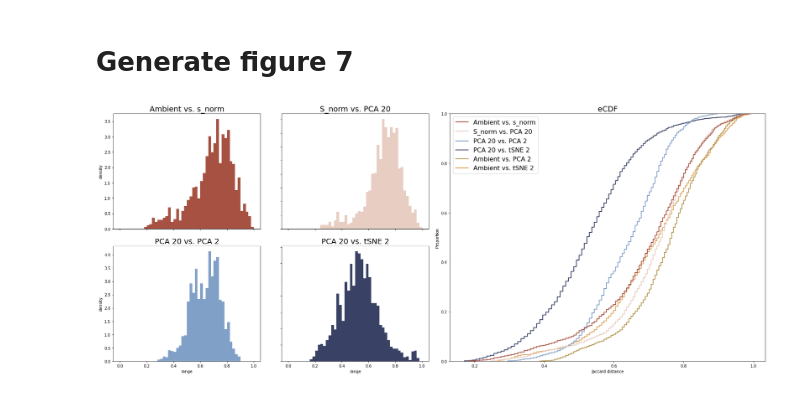
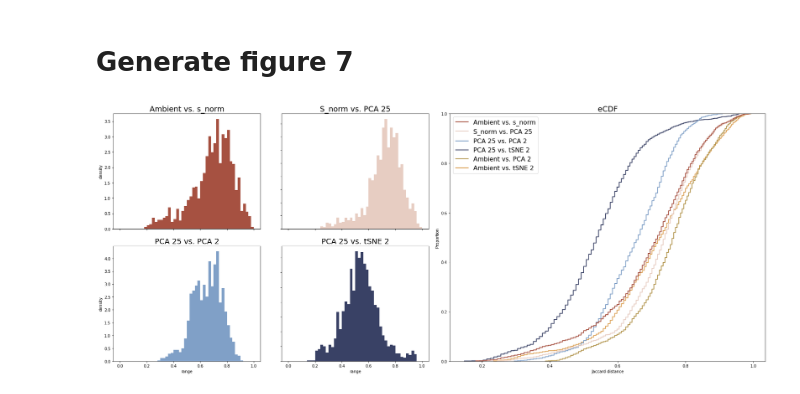
Before and after one commit to pachterlab/GFCP_2022, a Jupyter notebook: notebooks/embed_neighbors_jaccard_lme.ipynb, the cells around one changed output. Cells and saved outputs as stored; diff of their text form; code cells hidden in the pictures.

Commit message:
150 neighbors, 25 PCs

```diff
--- a/notebooks/embed_neighbors_jaccard_lme.ipynb
+++ b/notebooks/embed_neighbors_jaccard_lme.ipynb
@@ -42,48 +42,52 @@ ax2 = plt.subplot2grid((2, 4), (1, 0))
 ax3 = plt.subplot2grid((2, 4), (1, 1))
 ax4 = plt.subplot2grid((2, 4), (0, 2), rowspan=2, colspan=2)
 
+n_pcs_for_tsne = 25
+
 n_neigh=150
 plt.rcParams.update({'font.size': 16})
 
 fracs=[]
-labels=["Ambient vs. s_norm","S_norm vs. PCA 20","PCA 20 vs. PCA 2","PCA 20 vs. tSNE 2","Ambient vs. PCA 2",'Ambient vs. tSNE 2']
+labels=["Ambient vs. s_norm","S_norm vs. PCA "+str(n_pcs_for_tsne),
+        "PCA "+str(n_pcs_for_tsne)+" vs. PCA 2","PCA "+str(n_pcs_for_tsne)+" vs. tSNE 2",
+        "Ambient vs. PCA 2",'Ambient vs. tSNE 2']
 makeEmbeds(vlm, embeds="PCA", x_name="S")
 
 ax0.set_title(labels[0])
 ax0.axes.xaxis.set_ticklabels([])
 ax0.set_ylabel("density")
 fracs.append(plotJaccard(vlm.S.T, vlm.S_norm.T, ax0, n_neigh=n_neigh, c=vermeer[0]))
 
 ax1.set_title(labels[1])
 ax1.axes.xaxis.set_ticklabels([])
 ax1.axes.yaxis.set_ticklabels([])
-fracs.append(plotJaccard(vlm.PCA[:,:20], vlm.S_norm.T, ax1, n_neigh=n_neigh, c=vermeer[1]))
+fracs.append(plotJaccard(vlm.PCA[:,:n_pcs_for_tsne], vlm.S_norm.T, ax1, n_neigh=n_neigh, c=vermeer[1]))
 
 ax2.set_title(labels[2])
 ax2.set_xlabel("range")
 ax2.set_ylabel("density")
 
-fracs.append(plotJaccard(vlm.PCA[:,:20],vlm.PCA[:,:2], ax2, n_neigh=n_neigh, c=vermeer[2]))
+fracs.append(plotJaccard(vlm.PCA[:,:n_pcs_for_tsne],vlm.PCA[:,:2], ax2, n_neigh=n_neigh, c=vermeer[2]))
 
 ax3.set_title(labels[3])
 ax3.set_xlabel("range")
 ax3.axes.yaxis.set_ticklabels([])
 makeEmbeds(vlm, embeds="tSNE", x_name="S_norm")
-fracs.append(plotJaccard(vlm.PCA[:,:20], vlm.ts, ax3, n_neigh=n_neigh, c=vermeer[3]))
+fracs.append(plotJaccard(vlm.PCA[:,:n_pcs_for_tsne], vlm.ts, ax3, n_neigh=n_neigh, c=vermeer[3]))
 
 fracs.append(getJaccard(vlm.S.T, vlm.PCA[:,:2], n_neigh=n_neigh))
 fracs.append(getJaccard(vlm.S.T, vlm.ts, n_neigh=n_neigh))
 
 fracs_pd=pd.DataFrame(data=np.transpose(fracs),columns=labels)
 
 ax4.set_title("eCDF")
 ax4.set_xlabel("Jaccard distance")
 vermeer.pop(4)
 sn.ecdfplot(fracs_pd,ax=ax4,palette=vermeer[:6],linewidth=2)
 fig.tight_layout()
 fig.savefig('figure/embed_neighbors_jaccard_lme_raw.png',dpi=600)
 # %% [output]
-[figure, old version]
+[figure, new version]
 # %%
 t2 = time.time()
 print('Runtime: {:.2f} seconds.'.format(t2-t1))
```
Also changed, not shown: parts of 1 cell of this notebook.
